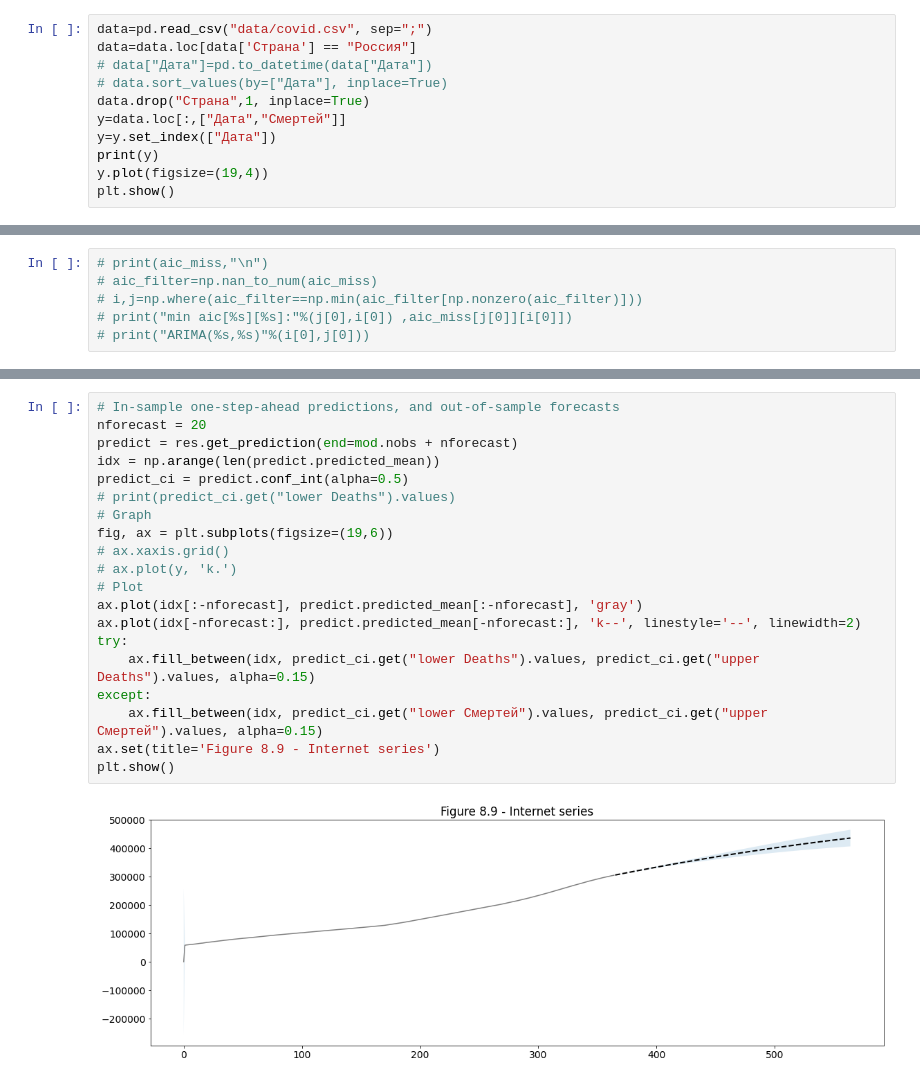
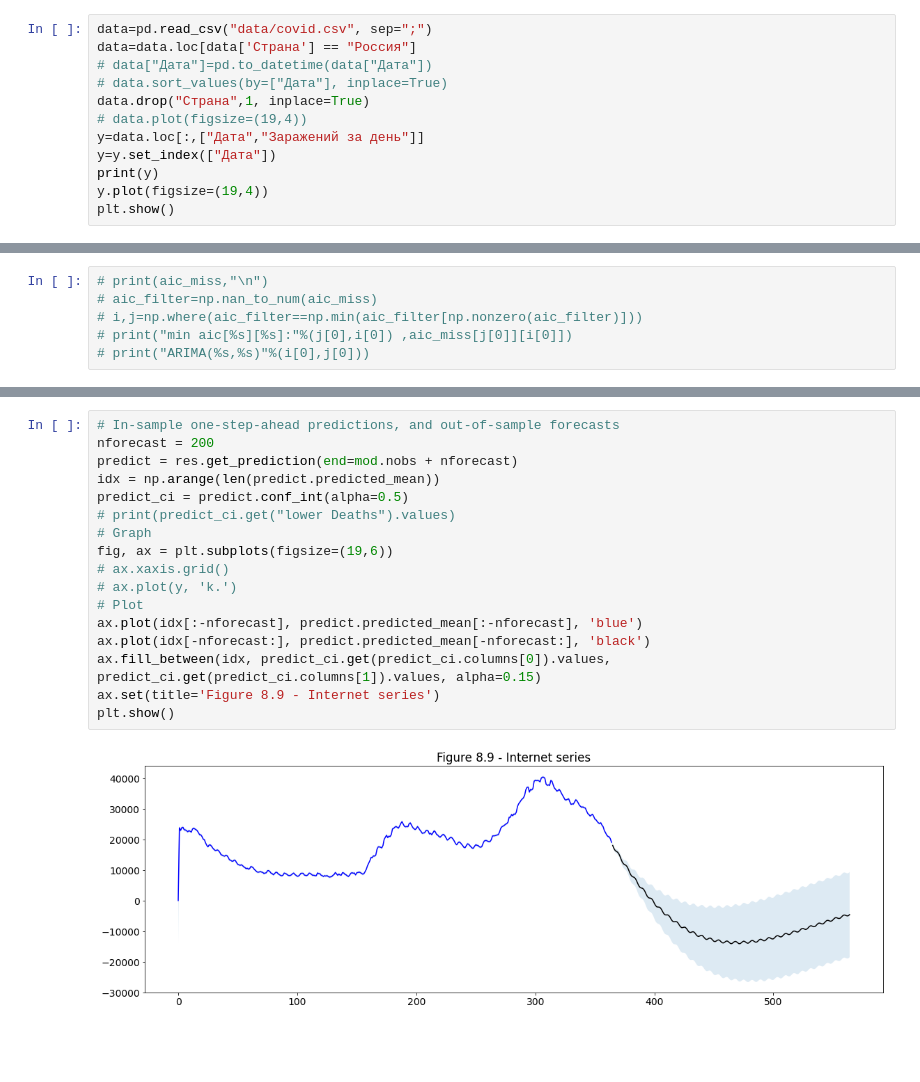
Before and after one commit to Machalkas/ts-covid, a Jupyter notebook: TS.ipynb, the cells around one changed output, grey strips where cells are left out. Drawn from its saved outputs; the diff is of its cells as text; blank space fills up the shorter version.

```diff
--- a/TS.ipynb
+++ b/TS.ipynb
@@ -58,7 +58,8 @@ data=data.loc[data['Страна'] == "Россия"]
 # data["Дата"]=pd.to_datetime(data["Дата"])
 # data.sort_values(by=["Дата"], inplace=True)
 data.drop("Страна",1, inplace=True)
-y=data.loc[:,["Дата","Смертей"]]
+# data.plot(figsize=(19,4))
+y=data.loc[:,["Дата","Заражений за день"]]
 y=y.set_index(["Дата"])
 print(y)
 y.plot(figsize=(19,4))
@@ -175,22 +176,19 @@ Warnings:
 # %%
 # In-sample one-step-ahead predictions, and out-of-sample forecasts
-nforecast = 20
+nforecast = 200
 predict = res.get_prediction(end=mod.nobs + nforecast)
 idx = np.arange(len(predict.predicted_mean))
 predict_ci = predict.conf_int(alpha=0.5)
 # print(predict_ci.get("lower Deaths").values)
 # Graph
 fig, ax = plt.subplots(figsize=(19,6))
 # ax.xaxis.grid()
 # ax.plot(y, 'k.')
 # Plot
-ax.plot(idx[:-nforecast], predict.predicted_mean[:-nforecast], 'gray')
-ax.plot(idx[-nforecast:], predict.predicted_mean[-nforecast:], 'k--', linestyle='--', linewidth=2)
-try:
-    ax.fill_between(idx, predict_ci.get("lower Deaths").values, predict_ci.get("upper Deaths").values, alpha=0.15)
-except:
-    ax.fill_between(idx, predict_ci.get("lower Смертей").values, predict_ci.get("upper Смертей").values, alpha=0.15)
+ax.plot(idx[:-nforecast], predict.predicted_mean[:-nforecast], 'blue')
+ax.plot(idx[-nforecast:], predict.predicted_mean[-nforecast:], 'black')
+ax.fill_between(idx, predict_ci.get(predict_ci.columns[0]).values, predict_ci.get(predict_ci.columns[1]).values, alpha=0.15)
 ax.set(title='Figure 8.9 - Internet series')
 plt.show()
 # %% [output]
-[figure, old version]
+[figure, new version]
```
Also changed, not shown: parts of 3 cells of this notebook, 1 other file.
